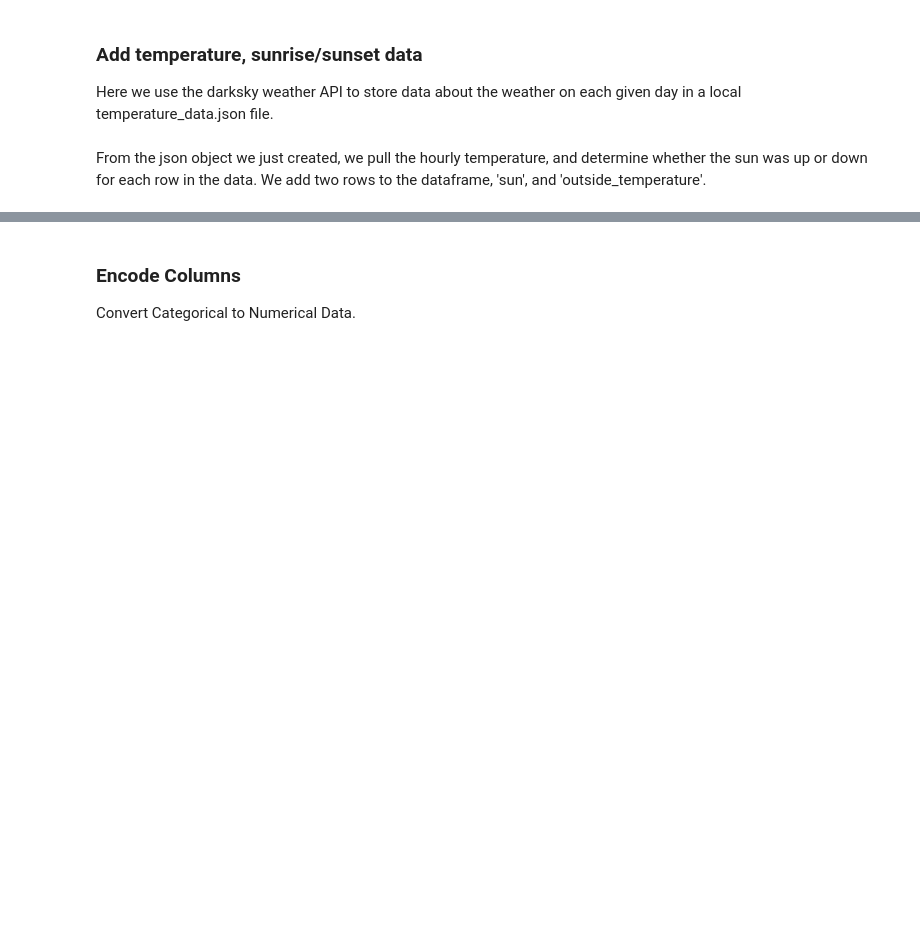
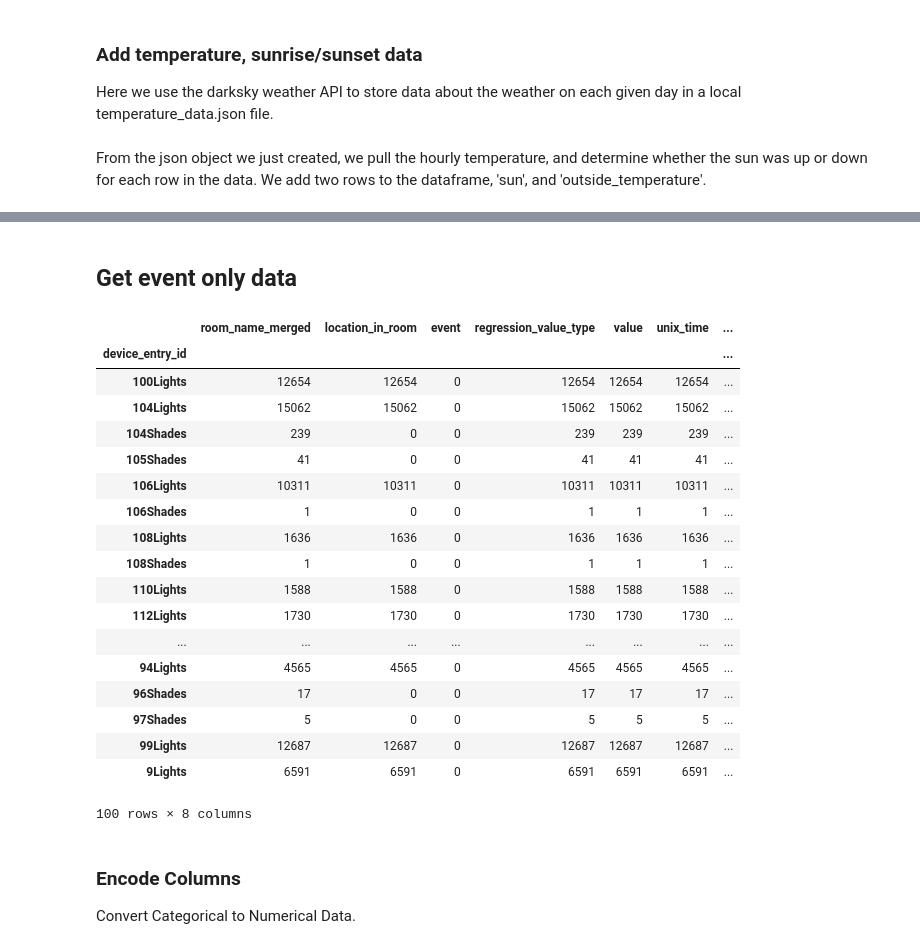
Before and after one commit to RBSystems/DataScience, a Jupyter notebook: data_preprocess.ipynb, the cells around one changed output, grey strips where cells are left out. Cells and saved outputs as stored; diff of their text form; code cells hidden in the pictures; blank space fills up the shorter version.

```diff
--- a/data_preprocess.ipynb
+++ b/data_preprocess.ipynb
@@ -417,2 +536,26 @@ df['sun'], df['outside_temperature'] = zip(*df.apply(create_weather_sunset_colum
 # %%
 df = save_or_load_from_checkpoint('./checkpoints/data_3.h5')
+# %% [markdown]
+## Get event only data
+# %%
+df.groupby('device_entry_id').count()
+# %% [output]
+|  | room_name_merged | location_in_room | event | regression_value_type | value | unix_time | ... |
+| device_entry_id |  |  |  |  |  |  | ... |
+| 100Lights | 12654 | 12654 | 0 | 12654 | 12654 | 12654 | ... |
+| 104Lights | 15062 | 15062 | 0 | 15062 | 15062 | 15062 | ... |
+| 104Shades | 239 | 0 | 0 | 239 | 239 | 239 | ... |
+| 105Shades | 41 | 0 | 0 | 41 | 41 | 41 | ... |
+| 106Lights | 10311 | 10311 | 0 | 10311 | 10311 | 10311 | ... |
+| 106Shades | 1 | 0 | 0 | 1 | 1 | 1 | ... |
+| 108Lights | 1636 | 1636 | 0 | 1636 | 1636 | 1636 | ... |
+| 108Shades | 1 | 0 | 0 | 1 | 1 | 1 | ... |
+| 110Lights | 1588 | 1588 | 0 | 1588 | 1588 | 1588 | ... |
+| 112Lights | 1730 | 1730 | 0 | 1730 | 1730 | 1730 | ... |
+| ... | ... | ... | ... | ... | ... | ... | ... |
+| 94Lights | 4565 | 4565 | 0 | 4565 | 4565 | 4565 | ... |
+| 96Shades | 17 | 0 | 0 | 17 | 17 | 17 | ... |
+| 97Shades | 5 | 0 | 0 | 5 | 5 | 5 | ... |
+| 99Lights | 12687 | 12687 | 0 | 12687 | 12687 | 12687 | ... |
+| 9Lights | 6591 | 6591 | 0 | 6591 | 6591 | 6591 | ... |
+100 rows × 8 columns
```
Also changed, not shown: parts of 48 cells of this notebook, 8 other files.
